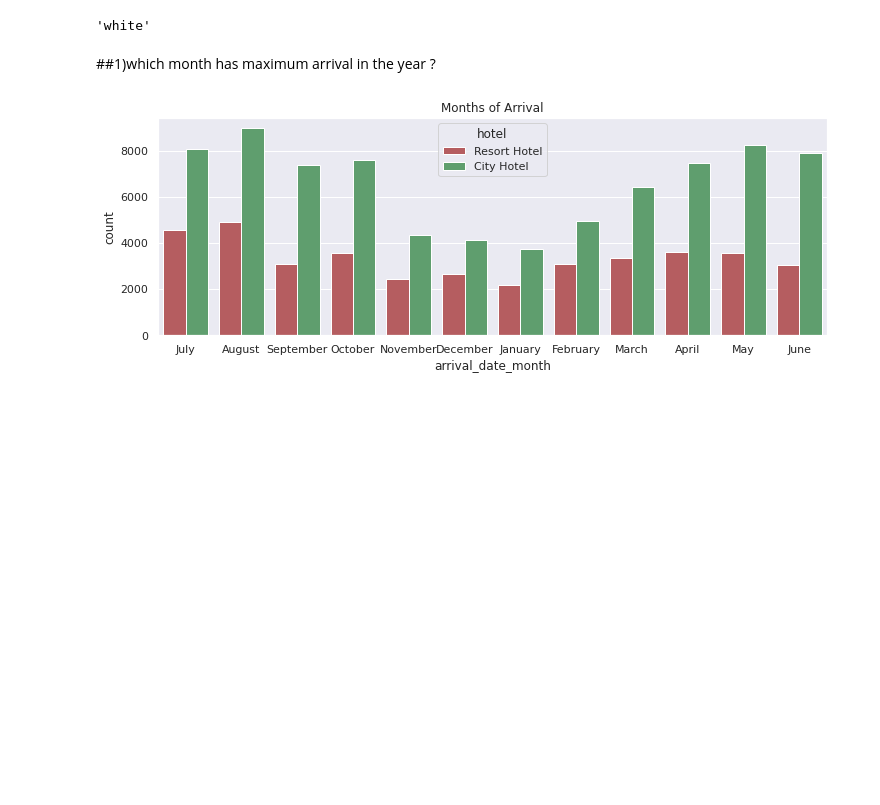
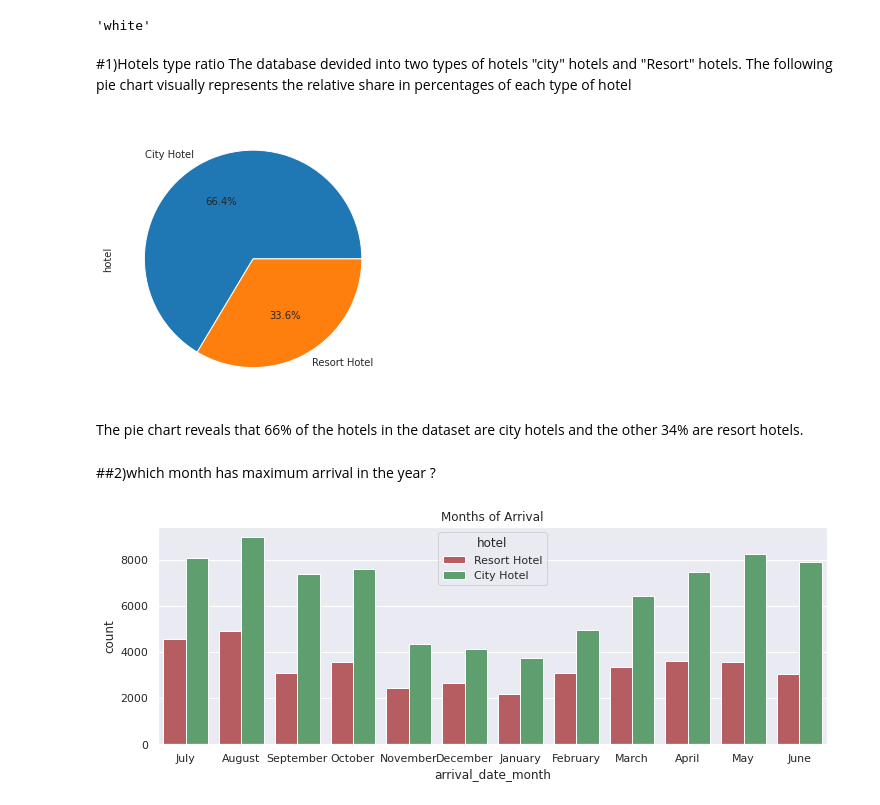
Before and after one commit to 9075197427/EDA_capstone_project, a Jupyter notebook: EDA_Capstone_team_Pirates_.ipynb, the cells around one changed output. Cells and saved outputs as stored; diff of their text form; code cells hidden in the pictures; blank space fills up the shorter version.

```diff
--- a/EDA_Capstone_team_Pirates_.ipynb
+++ b/EDA_Capstone_team_Pirates_.ipynb
@@ -241,8 +250,21 @@ plt.rcParams['figure.figsize'] = (10, 6)
 plt.rcParams['figure.facecolor']
 # %% [output]
 'white'
+# %% [markdown]
+#1)Hotels type ratio
+The database devided into two types of hotels "city" hotels and "Resort" hotels.
+The following pie chart visually represents the relative share in percentages of each type of hotel
+# %%
+sns.set_style("whitegrid")
+hotels_type = df_Hotels['hotel'].value_counts()
+hotels_type
+plot = hotels_type.plot.pie(x = 'City Hotel', y='Resort Hotel', autopct='%1.1f%%', figsize=(5, 5))
+# %% [output]
+[figure, added]
+# %% [markdown]
+The pie chart reveals that 66% of the hotels in the dataset are city hotels and the other 34% are resort hotels.
 # %% [markdown]
-##1)which month has maximum arrival in the year ?
+##2)which month has maximum arrival in the year ?
 # %%
 plt.figure(figsize=(12,4))
 sns.countplot(x='arrival_date_month', hue = 'hotel', data= df_Hotels ,palette= ['r','g'])
```
Also changed, not shown: parts of 22 cells of this notebook.
